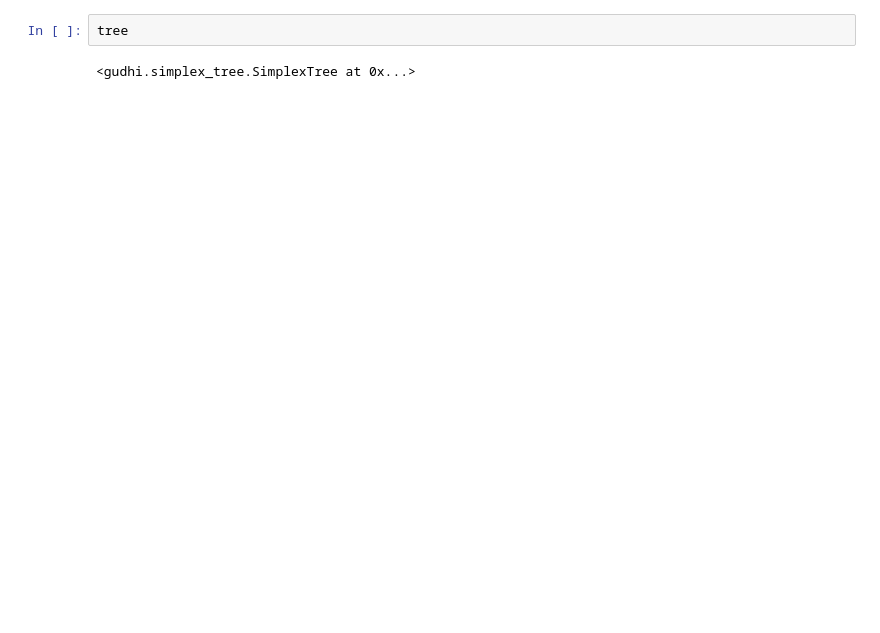
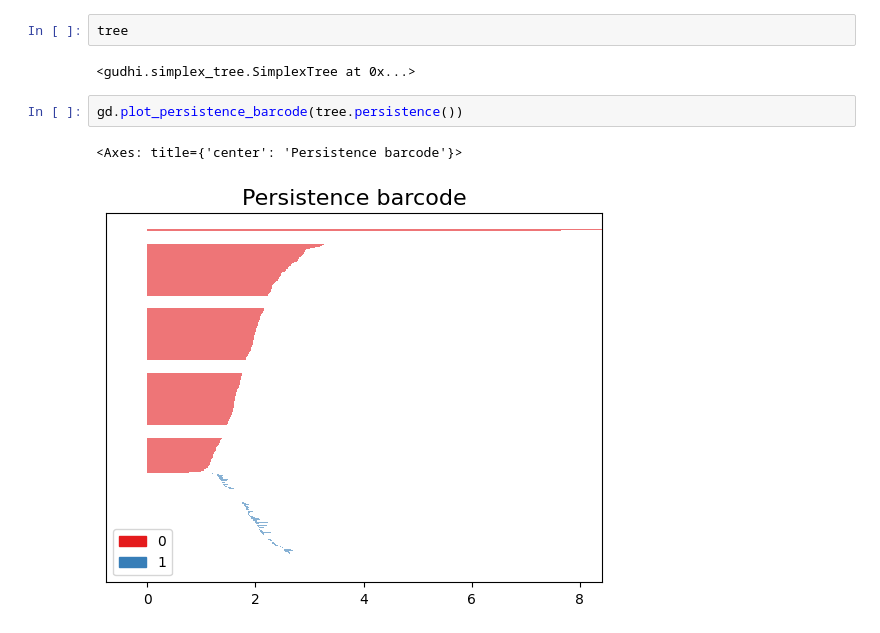
Before and after one commit to Xenomirant/ModularLM, a Jupyter notebook: analytics/tda_analytics.ipynb, the cells around one changed output. Drawn from its saved outputs; the diff is of its cells as text; blank space fills up the shorter version.

```diff
--- a/analytics/tda_analytics.ipynb
+++ b/analytics/tda_analytics.ipynb
@@ -347,3 +359,8 @@ Persistent_betti_numbers: [10, 0]
 tree
 # %% [output]
 <gudhi.simplex_tree.SimplexTree at 0x...>
+# %%
+gd.plot_persistence_barcode(tree.persistence())
+# %% [output]
+<Axes: title={'center': 'Persistence barcode'}>
+[figure, added]
```
Also changed, not shown: parts of 39 cells of this notebook, 5 other files.
